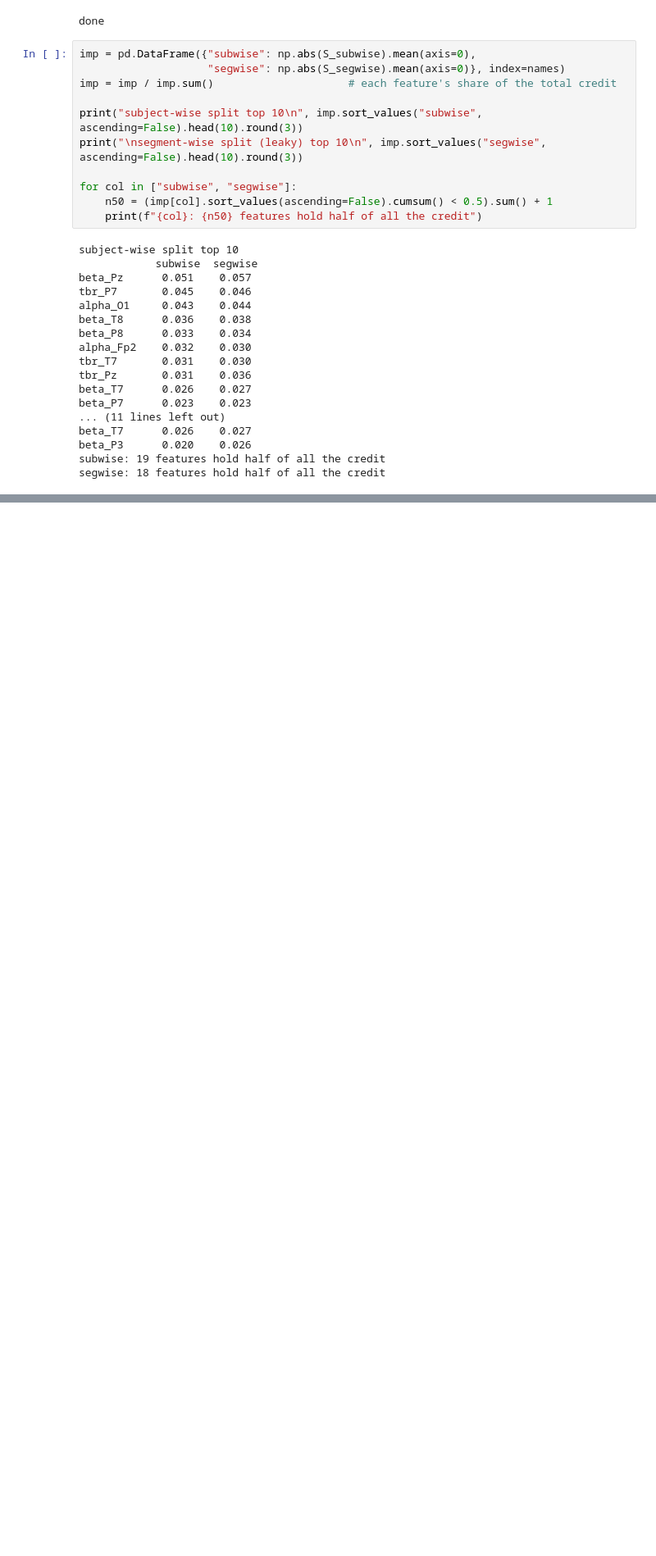
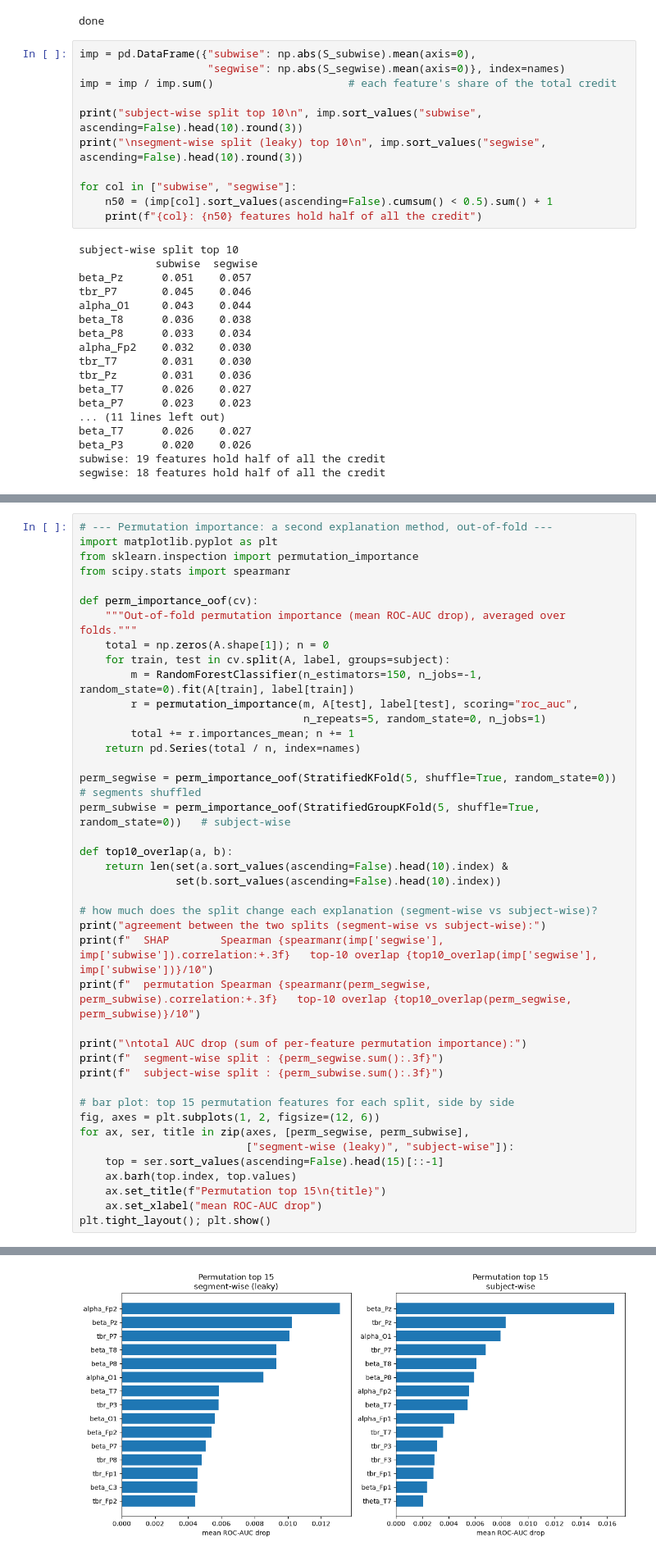
Before and after one commit to nitikaarajesh/eeg-adhd, a Jupyter notebook: notebooks/06_shap.ipynb, the cells around one changed output, grey strips where cells are left out. Shown at 82% size. Drawn from its saved outputs; the diff is of its cells as text; blank space fills up the shorter version.

```diff
--- a/notebooks/06_shap.ipynb
+++ b/notebooks/06_shap.ipynb
@@ -89,0 +101,42 @@ segwise: 18 features hold half of all the credit
+# %%
+# --- Permutation importance: a second explanation method, out-of-fold ---
+import matplotlib.pyplot as plt
+from sklearn.inspection import permutation_importance
+from scipy.stats import spearmanr
+
+def perm_importance_oof(cv):
+    """Out-of-fold permutation importance (mean ROC-AUC drop), averaged over folds."""
+    total = np.zeros(A.shape[1]); n = 0
+    for train, test in cv.split(A, label, groups=subject):
+        m = RandomForestClassifier(n_estimators=150, n_jobs=-1, random_state=0).fit(A[train], label[train])
+        r = permutation_importance(m, A[test], label[test], scoring="roc_auc",
+                                   n_repeats=5, random_state=0, n_jobs=1)
+        total += r.importances_mean; n += 1
+    return pd.Series(total / n, index=names)
+
+perm_segwise = perm_importance_oof(StratifiedKFold(5, shuffle=True, random_state=0))        # segments shuffled
+perm_subwise = perm_importance_oof(StratifiedGroupKFold(5, shuffle=True, random_state=0))   # subject-wise
+
+def top10_overlap(a, b):
+    return len(set(a.sort_values(ascending=False).head(10).index) &
+               set(b.sort_values(ascending=False).head(10).index))
+
+# how much does the split change each explanation (segment-wise vs subject-wise)?
+print("agreement between the two splits (segment-wise vs subject-wise):")
+print(f"  SHAP        Spearman {spearmanr(imp['segwise'], imp['subwise']).correlation:+.3f}   top-10 overlap {top10_overlap(imp['segwise'], imp['subwise'])}/10")
+print(f"  permutation Spearman {spearmanr(perm_segwise, perm_subwise).correlation:+.3f}   top-10 overlap {top10_overlap(perm_segwise, perm_subwise)}/10")
+
+print("\ntotal AUC drop (sum of per-feature permutation importance):")
+print(f"  segment-wise split : {perm_segwise.sum():.3f}")
+print(f"  subject-wise split : {perm_subwise.sum():.3f}")
+
+# bar plot: top 15 permutation features for each split, side by side
+fig, axes = plt.subplots(1, 2, figsize=(12, 6))
+for ax, ser, title in zip(axes, [perm_segwise, perm_subwise],
+                          ["segment-wise (leaky)", "subject-wise"]):
+    top = ser.sort_values(ascending=False).head(15)[::-1]
+    ax.barh(top.index, top.values)
+    ax.set_title(f"Permutation top 15\n{title}")
+    ax.set_xlabel("mean ROC-AUC drop")
+plt.tight_layout(); plt.show()
+# %% [output]
@@ -89,0 +150 @@ segwise: 18 features hold half of all the credit
+[figure, added]
```
Also changed, not shown: parts of 2 cells of this notebook.
